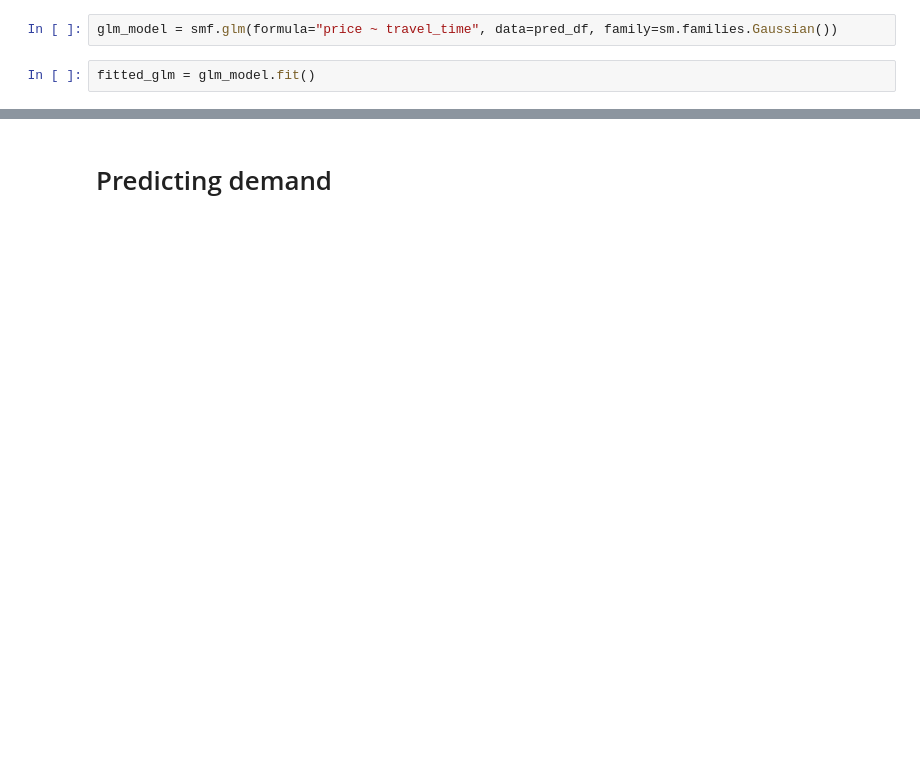
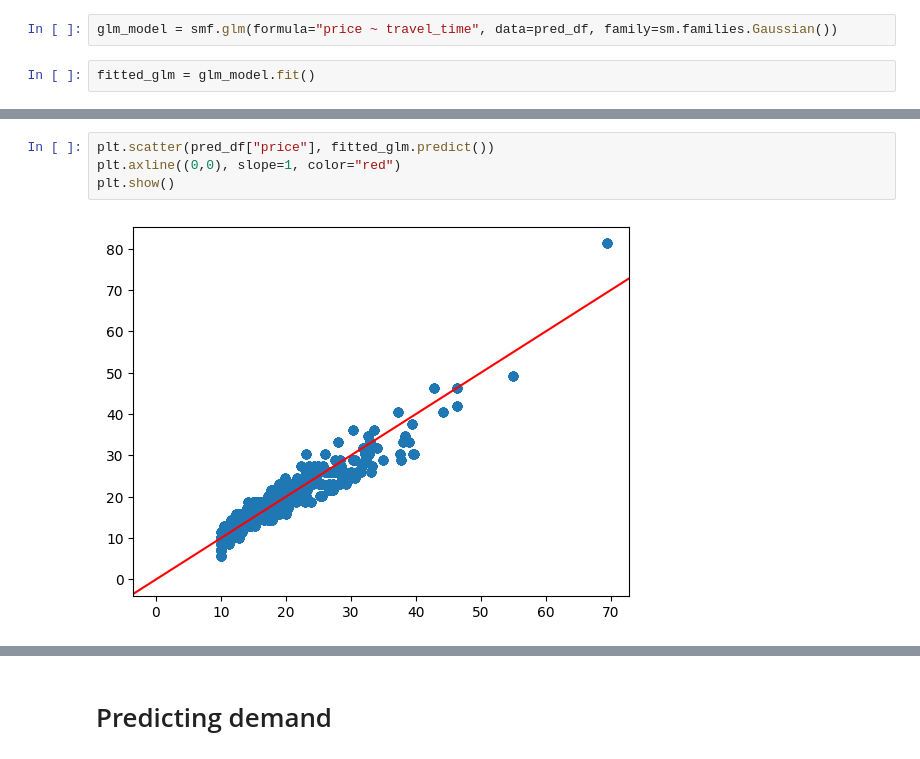
Before and after one commit to Jungar111/multi_agent_reinforcement_learning, a Jupyter notebook: notebooks/data_analysis_brooklyn.ipynb, the cells around one changed output, grey strips where cells are left out. Cells and saved outputs as stored; diff of their text form; blank space fills up the shorter version.

```diff
--- a/notebooks/data_analysis_brooklyn.ipynb
+++ b/notebooks/data_analysis_brooklyn.ipynb
@@ -149,4 +185,10 @@ Generalized Linear Model Regression Results
 |  | coef | std err | z | P>|z| | [0.025 | 0.975] |
 | Intercept | 1.2684 | 0.091 | 13.957 | 0.000 | 1.090 | 1.447 |
 | travel_time | 1.4547 | 0.007 | 210.113 | 0.000 | 1.441 | 1.468 |
+# %%
+plt.scatter(pred_df["price"], fitted_glm.predict())
+plt.axline((0,0), slope=1, color="red")
+plt.show()
+# %% [output]
+[figure, added]
 # %%
```
Also changed, not shown: parts of 22 cells of this notebook, 4 other files.
